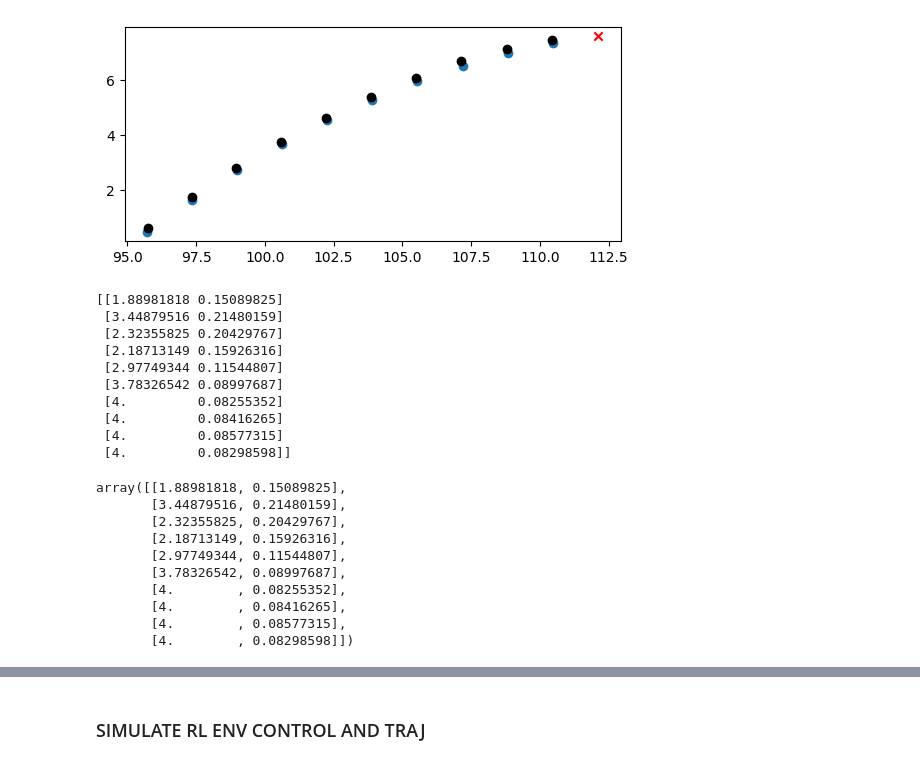
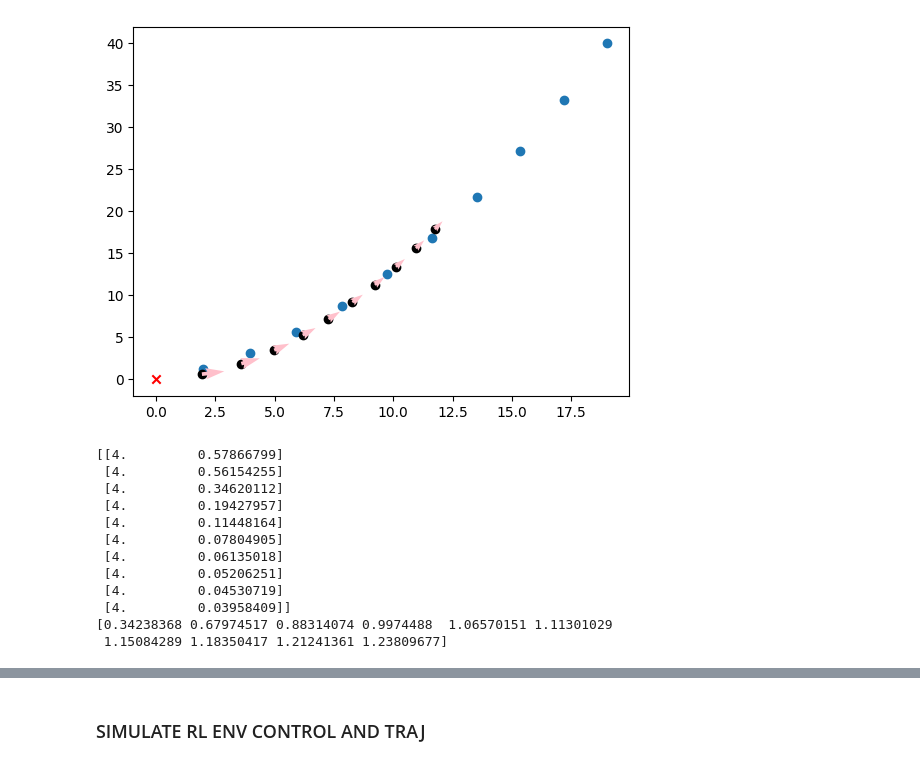
Before and after one commit to Victorbares/PufferDrive, a Jupyter notebook: debile.ipynb, the cells around one changed output, grey strips where cells are left out. Cells and saved outputs as stored; diff of their text form; code cells hidden in the pictures.

```diff
--- a/debile.ipynb
+++ b/debile.ipynb
@@ -236,20 +251,20 @@ def simulate_agent(current_pos, waypoints, num_waypoints, speed_init, time_delta
 # %%
 num_waypoints = 10
 t_values = np.linspace(0, num_waypoints/10, num_waypoints + 1)
-veh_speed = 16.441515
-current_pos = 112.119141, 7.58056641, -3.13558722, -16.4413052, -0.0830060467  # x, y, heading, vx, vy
+veh_speed = 20
+current_pos = 0, 0, 0, veh_speed, 0  # x, y, heading, vx, vy
 
 for _ in range(1):
     coeffs_longi = [random.uniform(1, 1) for _ in range(3)]
-    coeffs_longi[0] = 0 # c2
+    coeffs_longi[0] = -1 # c2
     coeffs_longi[1] = veh_speed # + coeffs_longi[2] * 0.1# c1
     coeffs_longi[2] = 0 # c0
 
     coeffs_lat = [random.uniform(-1, 1) for _ in range(3)]
-    coeffs_lat[0] = 5.0 # c2 10
-    coeffs_lat[1] = 2.0 # c1 3
+    coeffs_lat[0] = 30 # c2 10
+    coeffs_lat[1] = 10.0 # c1 3
     coeffs_lat[2] = 0 # c0
-    # coeffs_lat[2] = min(coeffs_lat[2], 0.1 * veh_speed) # min(1, coeffs_longi[1])  # <-- note: this line ties lateral slope to longitudinal
+#     coeffs_lat[0] = min(coeffs_lat[2], 0.1 * veh_speed) # min(1, coeffs_longi[1])  # <-- note: this line ties lateral slope to longitudinal
     # coeffs_longi[1] -= 0.1 * coeffs_lat[2]
 
     # max_longi_acc = 3 - 1 * abs(coeffs_lat[1])
@@ -269,58 +284,56 @@ for _ in range(1):
     # Rotation matrix (2x2)
     cos_h = np.cos(current_heading)
     sin_h = np.sin(current_heading)
     R = np.array([[cos_h, -sin_h],
                 [sin_h,  cos_h]])
 
     # Apply transform: rotate then translate
     global_waypoints = (R @ local_waypoints.T).T + np.array([current_x, current_y])
 
     # local_waypoints = local_waypoints[1:]
     control_actions, dreamed_waypoints, headings, list_vx, list_vy, speeds = simulate_agent(current_pos, global_waypoints[1:], num_waypoints=len(t_values)-1, speed_init=veh_speed)
     dreamed_waypoints = np.array(dreamed_waypoints)
     control_actions = np.array(control_actions)
 
     # Plot
     plt.scatter(global_waypoints[1:, 0], global_waypoints[1:, 1],
                 label=f"longi={np.round(coeffs_longi,2)}\nlat={np.round(coeffs_lat,2)}")
 
     plt.scatter(dreamed_waypoints[:, 0], dreamed_waypoints[:, 1], c='black', marker='o')
     plt.plot([], [], ' ', label=f"controls={np.round(control_actions,2)}")
     # --- Keep (0,0) at the center ---
     min_range = np.min(np.abs(global_waypoints))
     max_range = np.max(np.abs(global_waypoints))
     # plt.xlim(-40, -10)
-    # plt.ylim(-20, 0)
-    plt.gca().set_aspect('equal', adjustable='box')
+#     plt.ylim(-5, 2)
+
+    headings = np.array(headings)  # assuming same length as controlled_waypoints
+    dx = np.cos(headings)
+    dy = np.sin(headings)
+
+    plt.quiver(dreamed_waypoints[:, 0], dreamed_waypoints[:, 1],
+            dx, dy, angles='xy', scale_units='xy', scale=1.0, color='pink')
+
+    # plt.gca().set_aspect('equal', adjustable='box')
 
     plt.scatter(current_pos[0], current_pos[1], c='red', marker='x')
     # plt.legend(fontsize=8, loc="best")
     plt.show()
     print(control_actions)
+    print(headings)
 # %% [output]
-[figure, old version]
+[figure, new version]
-[[1.88981818 0.15089825]
- [3.44879516 0.21480159]
- [2.32355825 0.20429767]
- [2.18713149 0.15926316]
- [2.97749344 0.11544807]
- [3.78326542 0.08997687]
- [4.         0.08255352]
- [4.         0.08416265]
- [4.         0.08577315]
- [4.         0.08298598]]
+[[4.         0.57866799]
+ [4.         0.56154255]
+ [4.         0.34620112]
+ [4.         0.19427957]
+ [4.         0.11448164]
+ [4.         0.07804905]
+ [4.         0.06135018]
+ [4.         0.05206251]
+ [4.         0.04530719]
+ [4.         0.03958409]]
+[0.34238368 0.67974517 0.88314074 0.9974488  1.06570151 1.11301029
+ 1.15084289 1.18350417 1.21241361 1.23809677]
-# %%
-control_actions
-# %% [output]
-array([[1.88981818, 0.15089825],
-       [3.44879516, 0.21480159],
-       [2.32355825, 0.20429767],
-       [2.18713149, 0.15926316],
-       [2.97749344, 0.11544807],
-       [3.78326542, 0.08997687],
-       [4.        , 0.08255352],
-       [4.        , 0.08416265],
-       [4.        , 0.08577315],
-       [4.        , 0.08298598]])
 # %%
 list_vy
```
Also changed, not shown: parts of 8 cells of this notebook.
